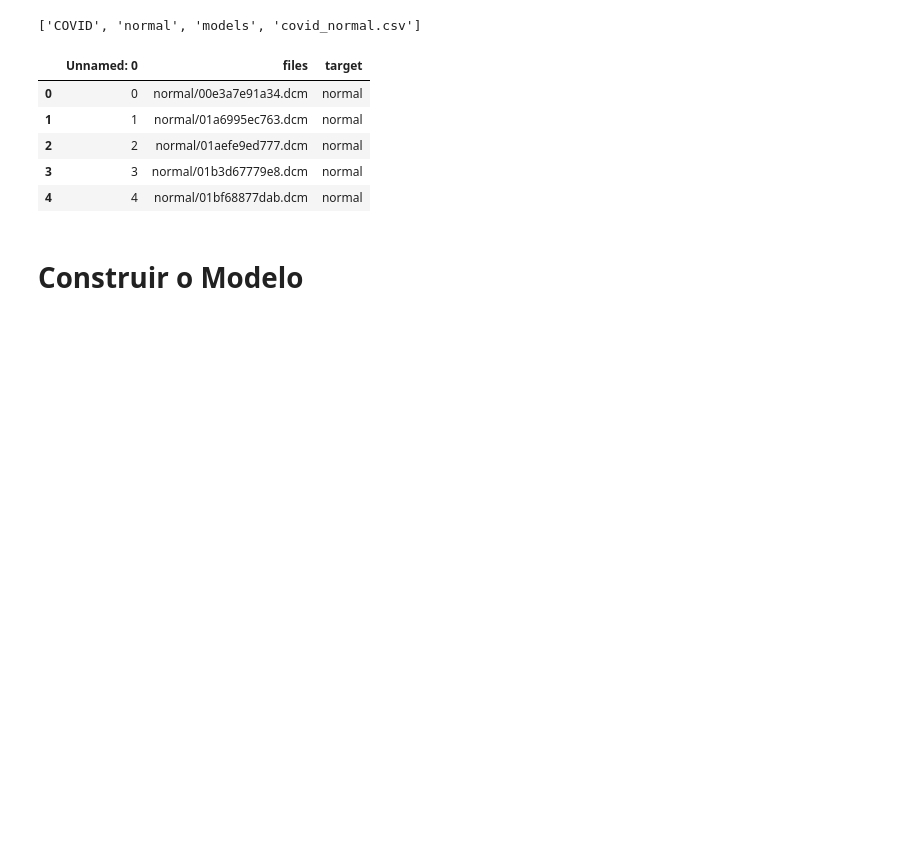
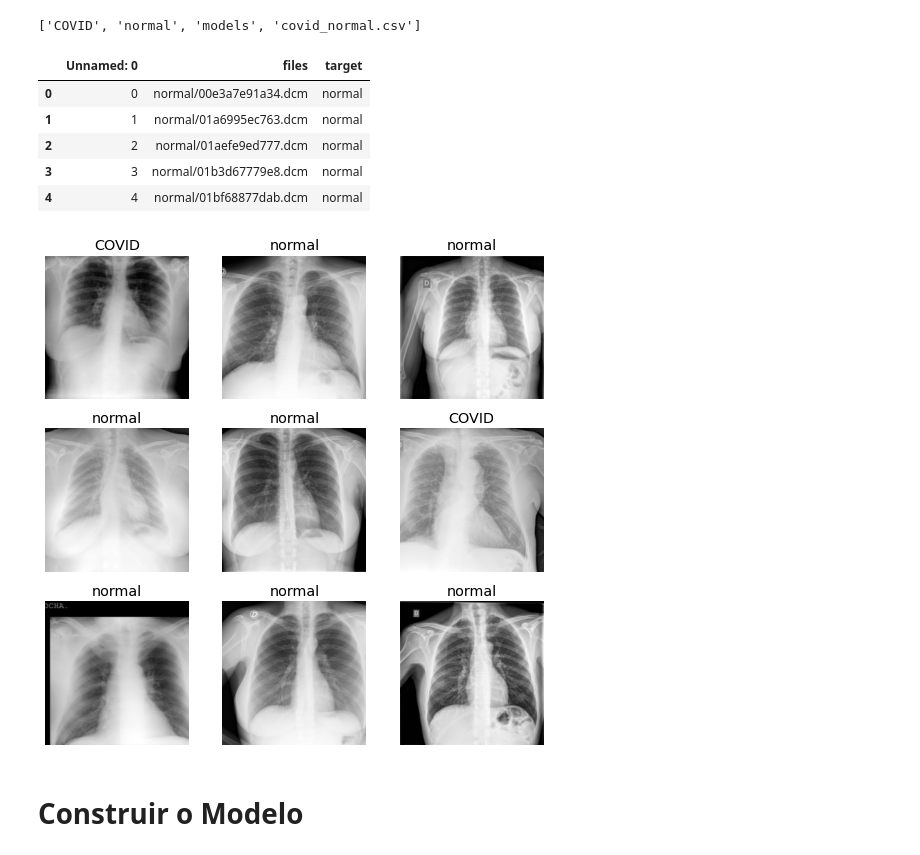
Before and after one commit to IC-UFAL-IADD/IADD, a Jupyter notebook: [2022]IADD_FastAI_CNN_Intro.ipynb, the cells around one changed output. Cells and saved outputs as stored; diff of their text form; code cells hidden in the pictures; blank space fills up the shorter version.

```diff
--- a/[2022]IADD_FastAI_CNN_Intro.ipynb
+++ b/[2022]IADD_FastAI_CNN_Intro.ipynb
@@ -79,15 +85,16 @@ class FixMonochrome(PILDicom):
         pill_im = Image.fromarray(scaled)
         return cls(pill_im)
 # %%
-blocks = (ImageBlock(cls=FixMonochrome), CategoryBlock)
+ImageBlocks = (ImageBlock(cls=FixMonochrome), CategoryBlock)
 # %%
-data_block = DataBlock(blocks=blocks,
+data_block = DataBlock(blocks=ImageBlocks,
                        getters = [ColReader('files', pref=source, suff=''), ColReader('target')],
                        item_tfms = [Resize(224, 224)],
                        splitter  = RandomSplitter(valid_pct=0.2, seed=42)
                       )
-
+#Carregar a Base de Imagens (dataLoader)
 dls = data_block.dataloaders(df, bs=16, num_workers=0)  #bs (batch size), workers(processos na RAM, maior o bs maior o workers)
-
-#dls.one_batch()
+dls.show_batch(max_n=9, ncols=3)
+# %% [output]
+[figure, added]
 # %%
```
Also changed, not shown: parts of 17 cells of this notebook.
